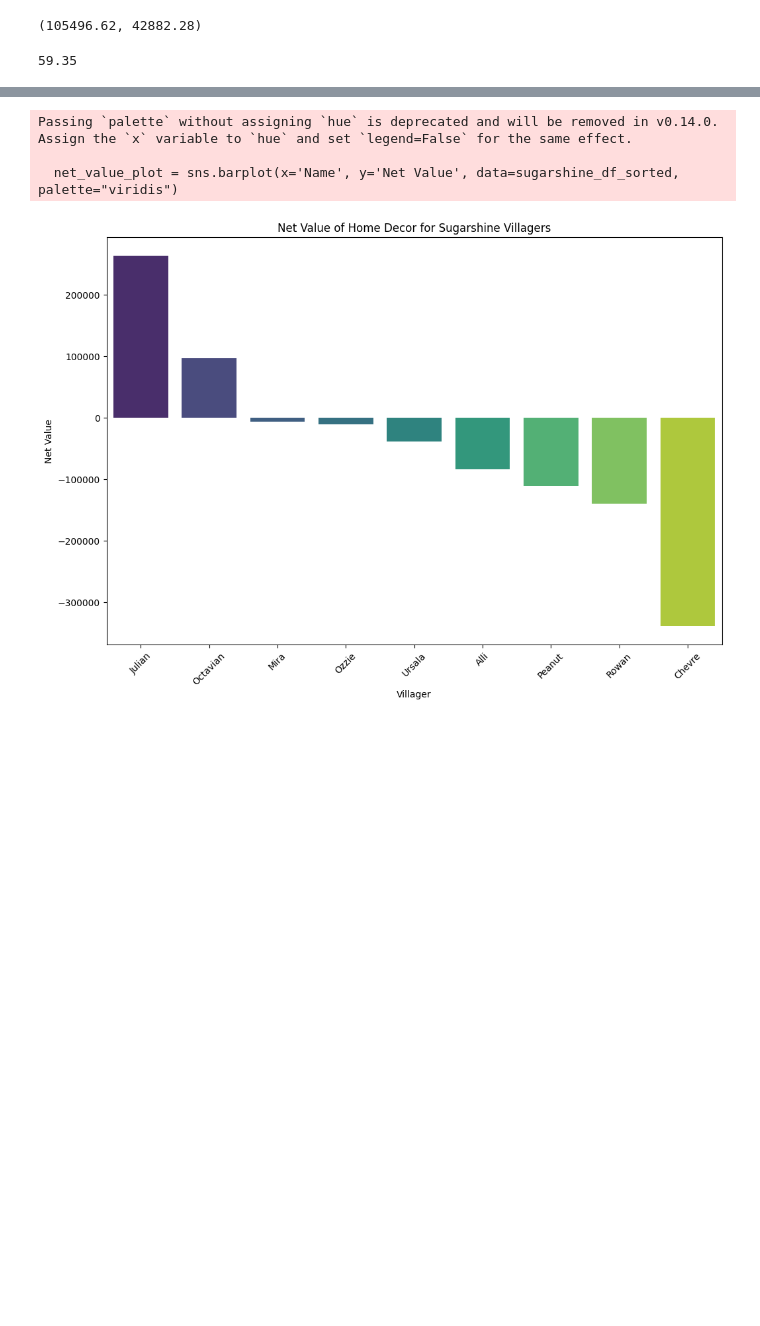
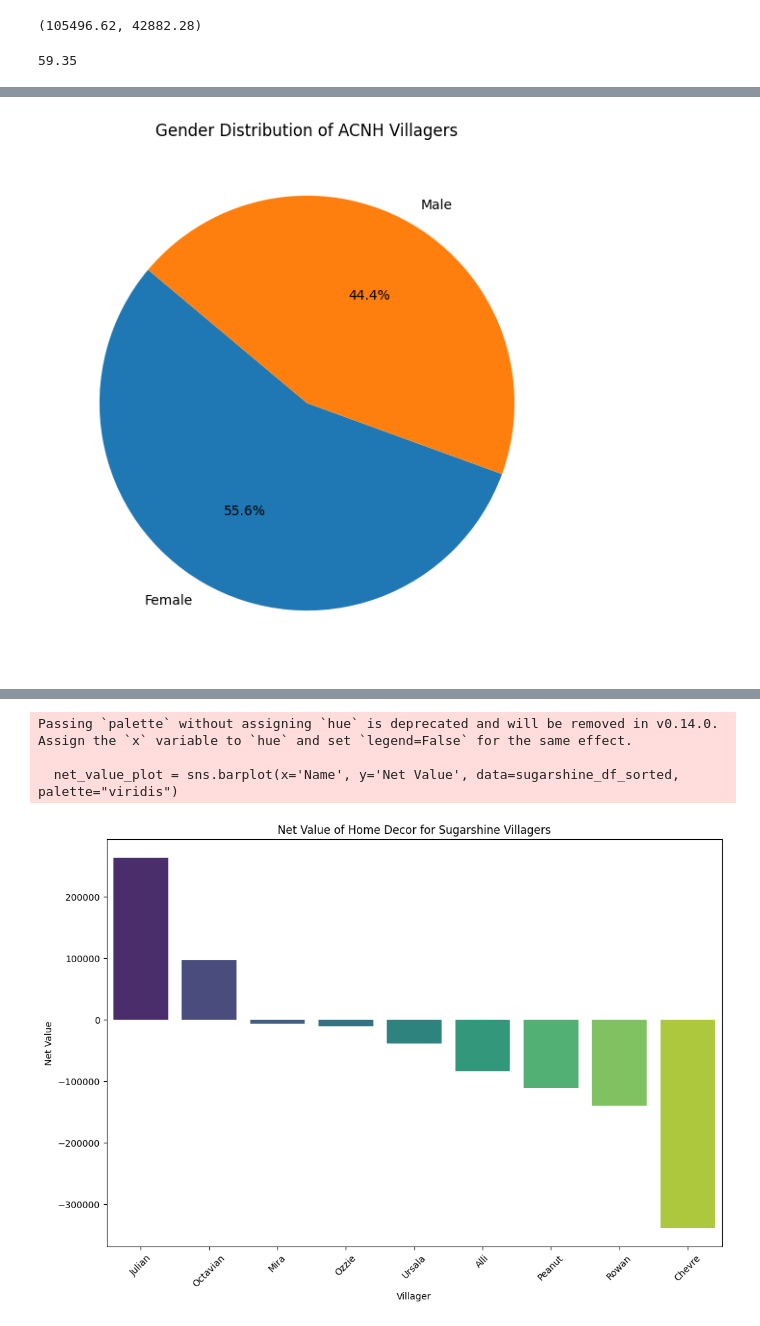
Before and after one commit to megan-es/animal-crossing-new-horizons-project, a Jupyter notebook: ACNH_Real_Estate.ipynb, the cells around one changed output, grey strips where cells are left out. Drawn from its saved outputs; the diff is of its cells as text; code cells hidden in the pictures; blank space fills up the shorter version.

```diff
--- a/ACNH_Real_Estate.ipynb
+++ b/ACNH_Real_Estate.ipynb
@@ -159,0 +219,15 @@ filtered_villagers_df.to_csv('sugarshine_villagers_complete.csv')
+# %%
+# Sugarshine Demographic Profile
+# Calculate gender distribution among sugarshine villagers
+gender_distribution = sugarshine_df['Gender'].value_counts()
+
+# Pie chart visualization setup
+plt.figure(figsize=(7,7))
+plt.pie(gender_distribution, labels=gender_distribution.index, autopct='%1.1f%%', startangle=140)
+plt.title('Gender Distribution of ACNH Villagers')
+
+# Save and show
+plt.savefig('Sugarshine_Gender_Distribution.png')
+plt.show()
+# %% [output]
+[figure, added]
```
Also changed, not shown: parts of 7 cells of this notebook, 10 other files.
